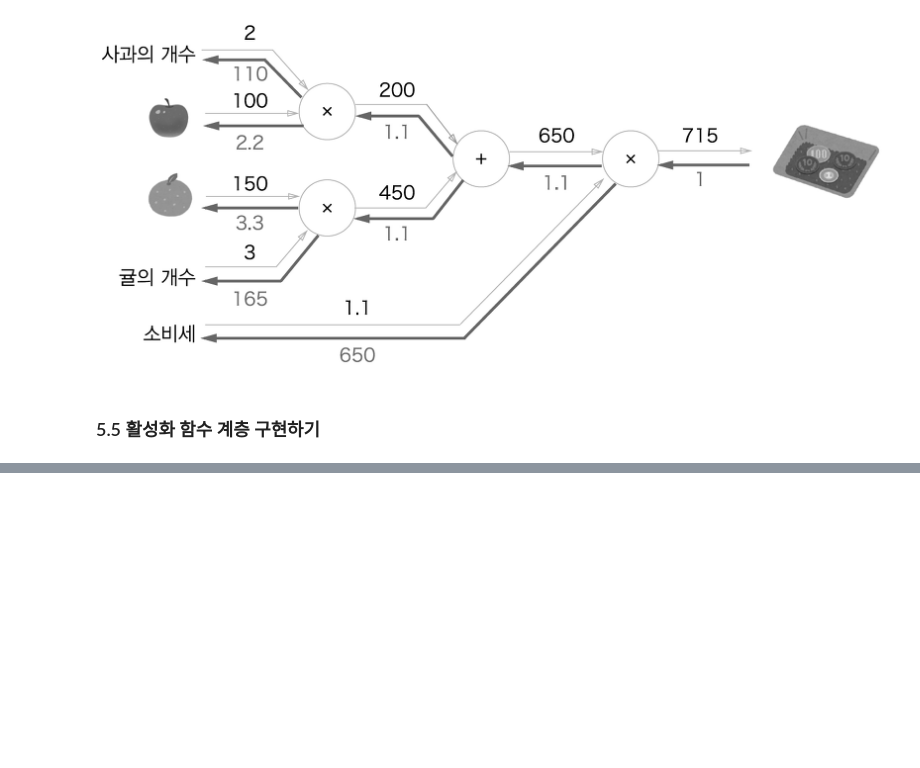
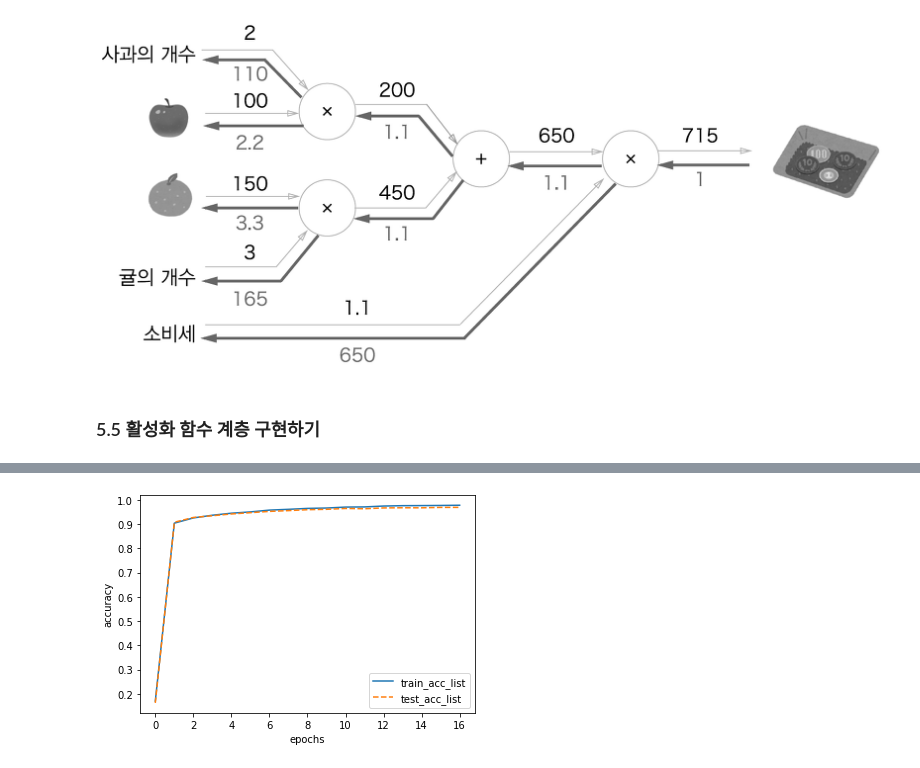
Before and after one commit to hyeon1263/BigAI, a Jupyter notebook: 밑바닥부터 시작하는 딥러닝/Chapter05.ipynb, the cells around one changed output, grey strips where cells are left out. Cells and saved outputs as stored; diff of their text form; code cells hidden in the pictures; blank space fills up the shorter version.

```diff
--- a/밑바닥부터 시작하는 딥러닝/Chapter05.ipynb
+++ b/밑바닥부터 시작하는 딥러닝/Chapter05.ipynb
@@ -139,0 +403,34 @@ $\partial$
+# %%
+# 오차역전파법을 사용한 학습 구현하기
+iters_num = 10000
+train_size = x_train.shape[0]
+batch_size = 100
+learning_rate = 0.1
+
+train_loss_list = []
+train_acc_list = []
+test_acc_list = []      # 그래프 그리기 위한 리스트
+
+iter_per_epoch = max(train_size / batch_size, 1)
+
+for i in range(iters_num):
+    batch_mask = np.random.choice(train_size, batch_size)
+    x_batch = x_train[batch_mask]
+    t_batch = t_train[batch_mask]
+
+    # 오차역전파법으로 기울기를 구함
+    grad = network.gradient(x_batch, t_batch)
+
+    # 기울기 갱신
+    for key in ('W1', 'b1', 'W2', 'b2'):
+        network.params[key] -= learning_rate * grad[key]
+
+    loss = network.loss(x_batch, t_batch)
+    train_loss_list.append(loss)
+
+    if i % iter_per_epoch == 0:  # 한 에포크당
+        train_acc = network.accuracy(x_train, t_train)
+        test_acc = network.accuracy(x_test, t_test)
+        train_acc_list.append(train_acc)
+        test_acc_list.append(test_acc)
+        print(train_acc, test_acc)
@@ -139,0 +455,13 @@ $\partial$
+# %%
+# 에포크당 정확도 변화
+
+import matplotlib.pyplot as plt
+epochs = np.arange(17)
+plt.plot(epochs, train_acc_list, label='train_acc_list')
+plt.plot(epochs, test_acc_list, label='test_acc_list', linestyle='--')
+plt.xlabel('epochs')
+plt.ylabel('accuracy')
+plt.legend()
+plt.show()
+# %% [output]
+[figure, added]
```
Also changed, not shown: parts of 19 cells of this notebook.
